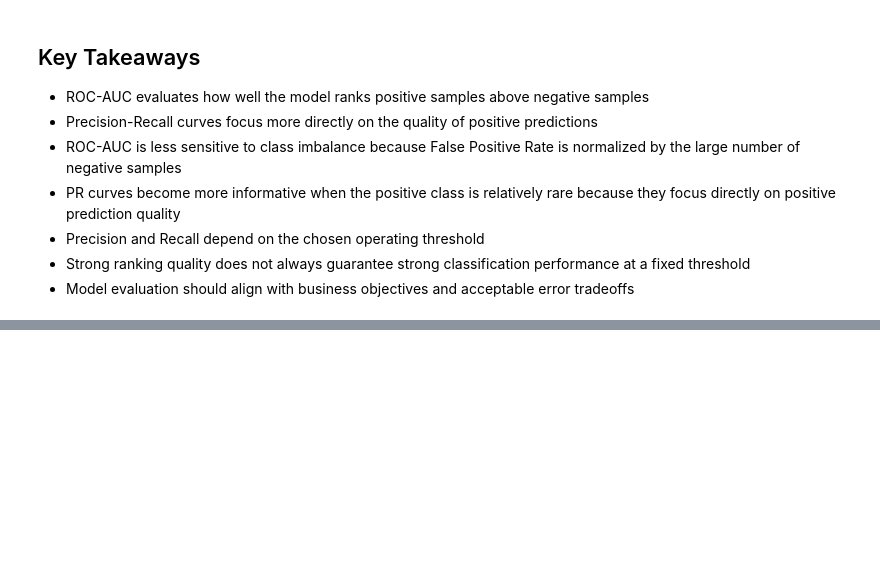
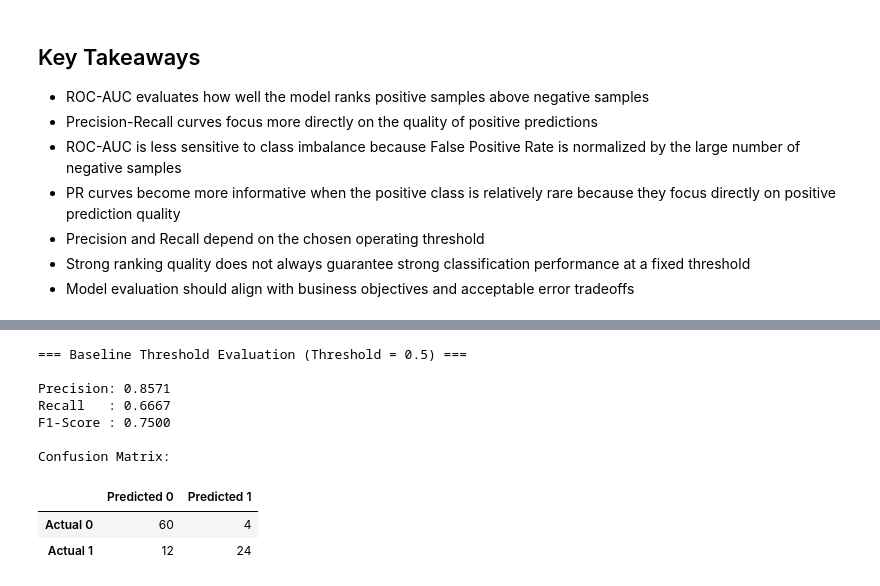
Before and after one commit to AmishaTiwari/ml-model-playbook, a Jupyter notebook: evaluation_metrics/evaluation_metrics.ipynb, the cells around one changed output, grey strips where cells are left out. Cells and saved outputs as stored; diff of their text form; code cells hidden in the pictures; blank space fills up the shorter version.

```diff
--- a/evaluation_metrics/evaluation_metrics.ipynb
+++ b/evaluation_metrics/evaluation_metrics.ipynb
@@ -375,0 +414,28 @@ plt.show()
+# %%
+# Print metrics
+print("=== Baseline Threshold Evaluation (Threshold = 0.5) ===\n")
+
+print(f"Precision: {lr_baseline_precision:.4f}")
+print(f"Recall   : {lr_baseline_recall:.4f}")
+print(f"F1-Score : {lr_baseline_f1:.4f}")
+
+# Display confusion matrix
+cm_df = pd.DataFrame(
+    lr_baseline_cm,
+    index=["Actual 0", "Actual 1"],
+    columns=["Predicted 0", "Predicted 1"]
+)
+
+print("\nConfusion Matrix:")
+display(cm_df)
+# %% [output]
+=== Baseline Threshold Evaluation (Threshold = 0.5) ===
+
+Precision: 0.8571
+Recall   : 0.6667
+F1-Score : 0.7500
+
+Confusion Matrix:
+|  | Predicted 0 | Predicted 1 |
+| Actual 0 | 60 | 4 |
+| Actual 1 | 12 | 24 |
```
Also changed, not shown: parts of 17 cells of this notebook.
